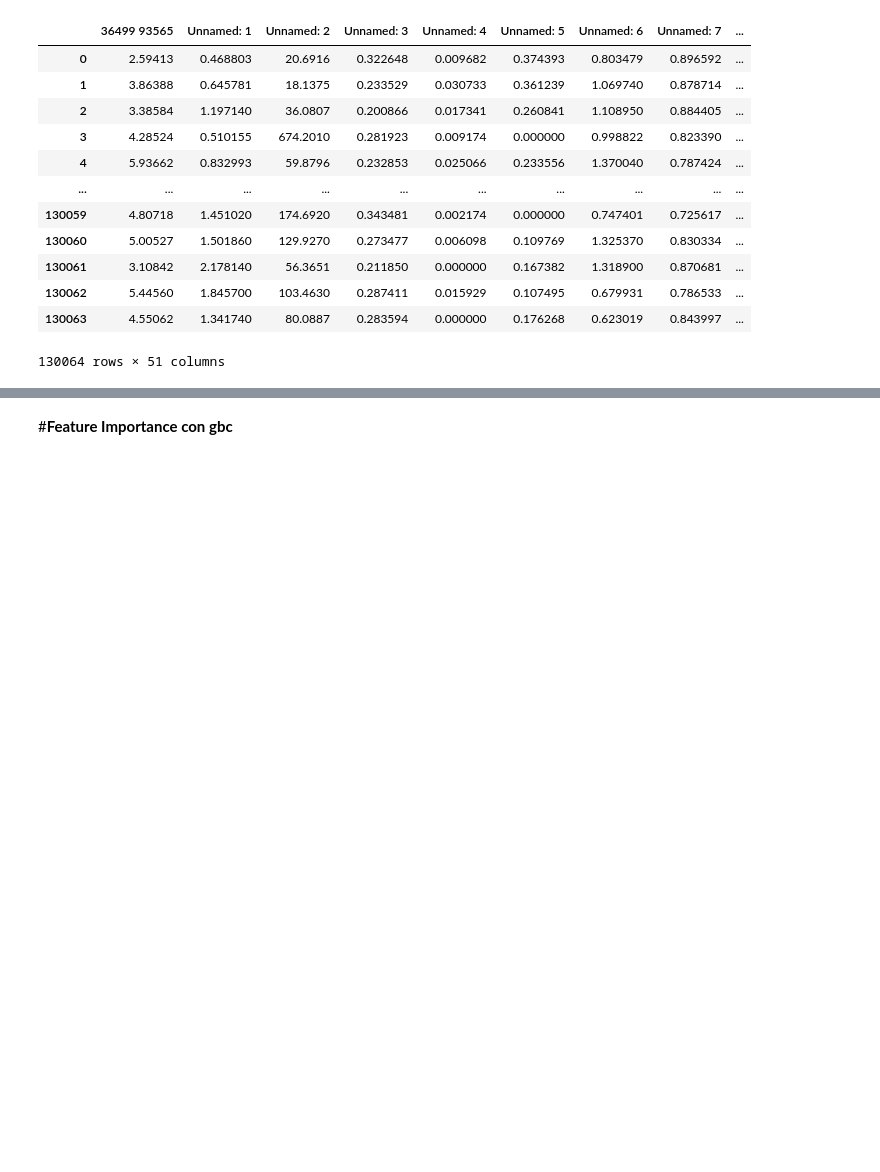
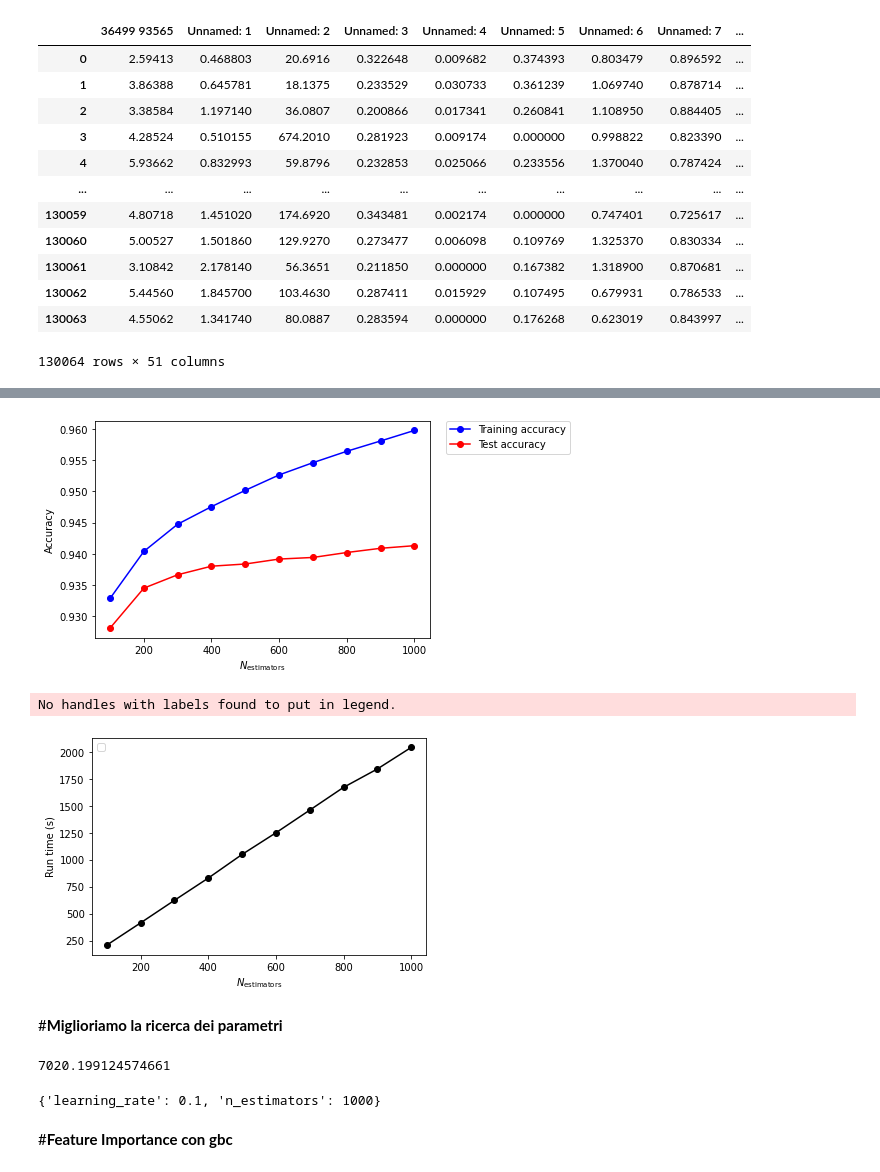
Before and after one commit to PaoDeV99/ML_Progetto1_G72, a Jupyter notebook: p1_g72_gboost.ipynb, the cells around one changed output, grey strips where cells are left out. Saved outputs shown, nothing was run; the diff lists cells and outputs as text; code cells hidden in the pictures; blank space fills up the shorter version.

```diff
--- a/p1_g72_gboost.ipynb
+++ b/p1_g72_gboost.ipynb
@@ -156,23 +157,52 @@ Confusion matrix:
 # %%
 plt.figure()
-plt.plot(estimators,gbc_train_accuracy,'o-b^', label='Training accuracy')
-plt.plot(estimators,gbc_test_accuracy,'o-r^', label='Test accuracy')
+plt.plot(estimators,gbc_train_accuracy,'o-b', label='Training accuracy')
+plt.plot(estimators,gbc_test_accuracy,'o-r', label='Test accuracy')
 
 plt.xlabel('$N_\mathrm{estimators}$')
 plt.ylabel('Accuracy')
 lgd=plt.legend(bbox_to_anchor=(1.05, 1), loc=2, borderaxespad=0.)
 plt.savefig("gbc.pdf",bbox_extra_artists=(lgd,), bbox_inches='tight')
 
 plt.show()
 
-plt.plot(estimators, run_time, 'o-k^')
+plt.plot(estimators, run_time, 'o-k')
 plt.xlabel('$N_\mathrm{estimators}$')
 plt.ylabel('Run time (s)')
 
 
 plt.legend(loc=2)
 plt.savefig("runtimegbc.pdf")
 
 plt.show()
+# %% [output]
+[figure, added]
+No handles with labels found to put in legend.
+[figure, added]
+# %% [markdown]
+#**Miglioriamo la ricerca dei parametri**
+# %%
+from sklearn.model_selection import RandomizedSearchCV
+param_grid = {"n_estimators": [100, 500, 1000],
+              "learning_rate": [0.01,0.05,0.1]
+             }
+
+GBC = GradientBoostingClassifier(min_samples_split=2, random_state=0, warm_start=True)
+
+start_time=time.time()
+cv_inst = RandomizedSearchCV(GBC,
+  param_distributions = param_grid,
+  cv=3,
+  n_iter = 10,
+  n_jobs=-1)
+
+cv_inst.fit(x_test, y_test)
+print(time.time()-start_time)
+# %% [output]
+7020.199124574661
+# %%
+cv_inst.best_params_
+# %% [output]
+{'learning_rate': 0.1, 'n_estimators': 1000}
 # %% [markdown]
 #**Feature Importance con gbc**
```
Also changed, not shown: parts of 10 cells of this notebook.
